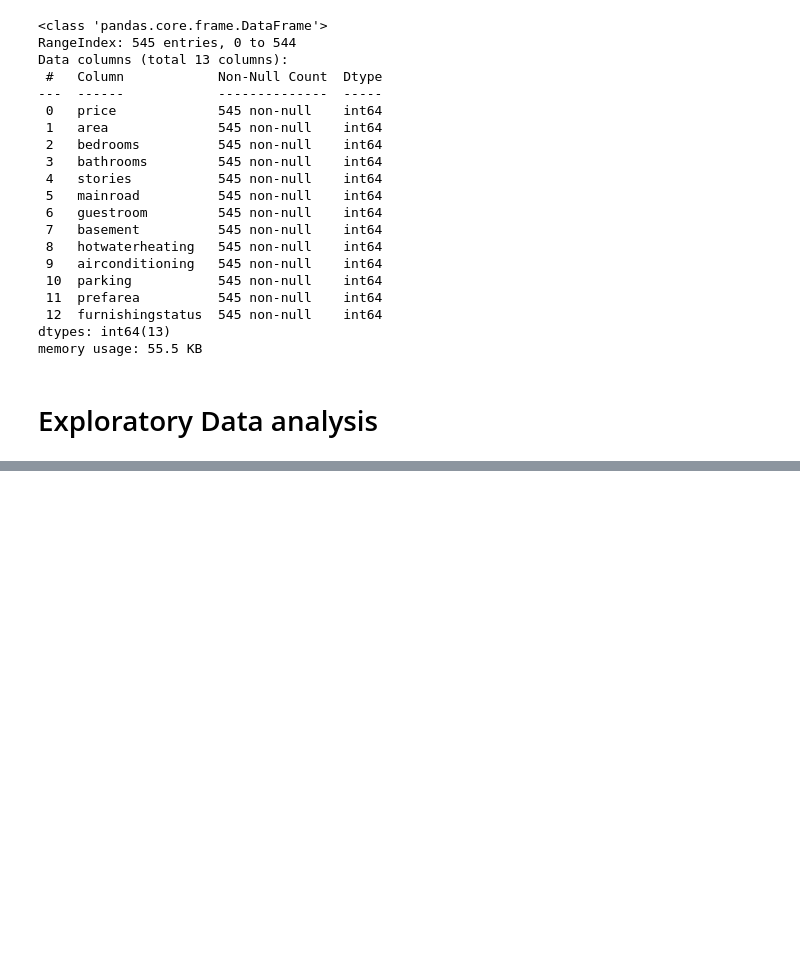
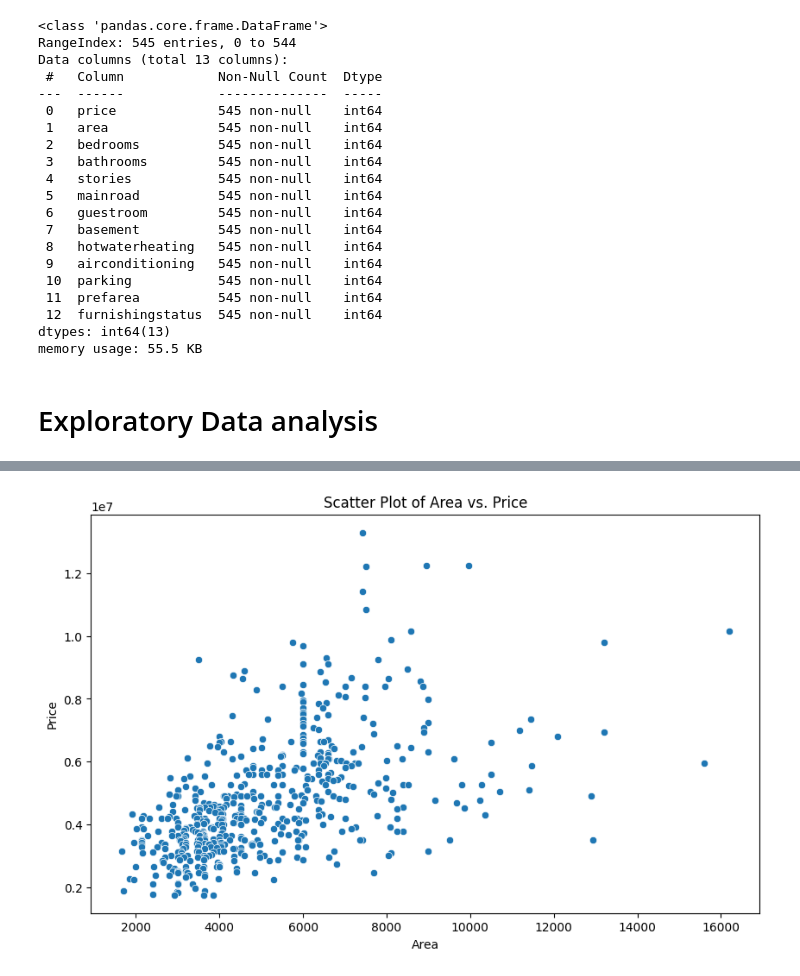
Before and after one commit to rjrizani/machine-learning, a Jupyter notebook: house_price_prediction.ipynb, the cells around one changed output, grey strips where cells are left out. Saved outputs shown, nothing was run; the diff lists cells and outputs as text; code cells hidden in the pictures; blank space fills up the shorter version.

```diff
--- a/house_price_prediction.ipynb
+++ b/house_price_prediction.ipynb
@@ -133,0 +235,10 @@ memory usage: 55.5 KB
+# %%
+#scatter plot
+plt.figure(figsize=(10, 6))
+sns.scatterplot(data=data, x='area', y='price')
+plt.title('Scatter Plot of Area vs. Price')
+plt.xlabel('Area')
+plt.ylabel('Price')
+plt.show()
+# %% [output]
+[figure, added]
```
Also changed, not shown: parts of 7 cells of this notebook.
